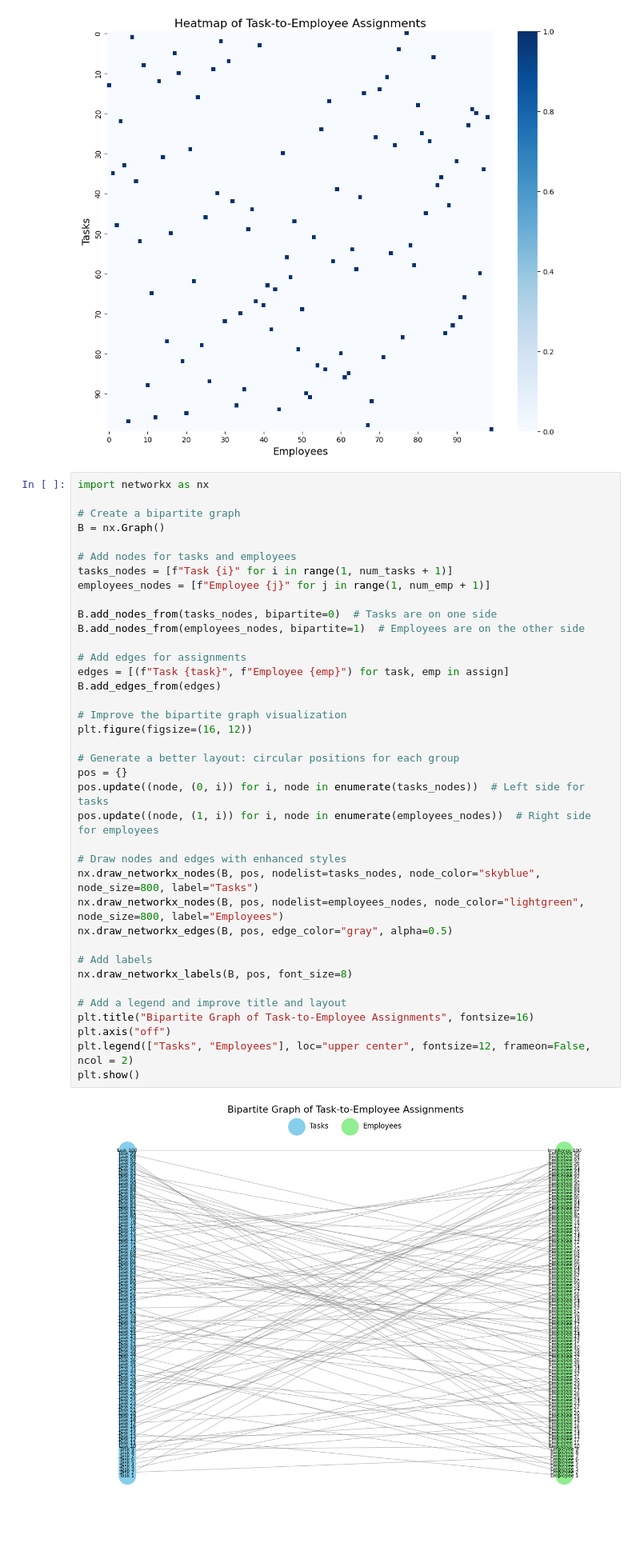
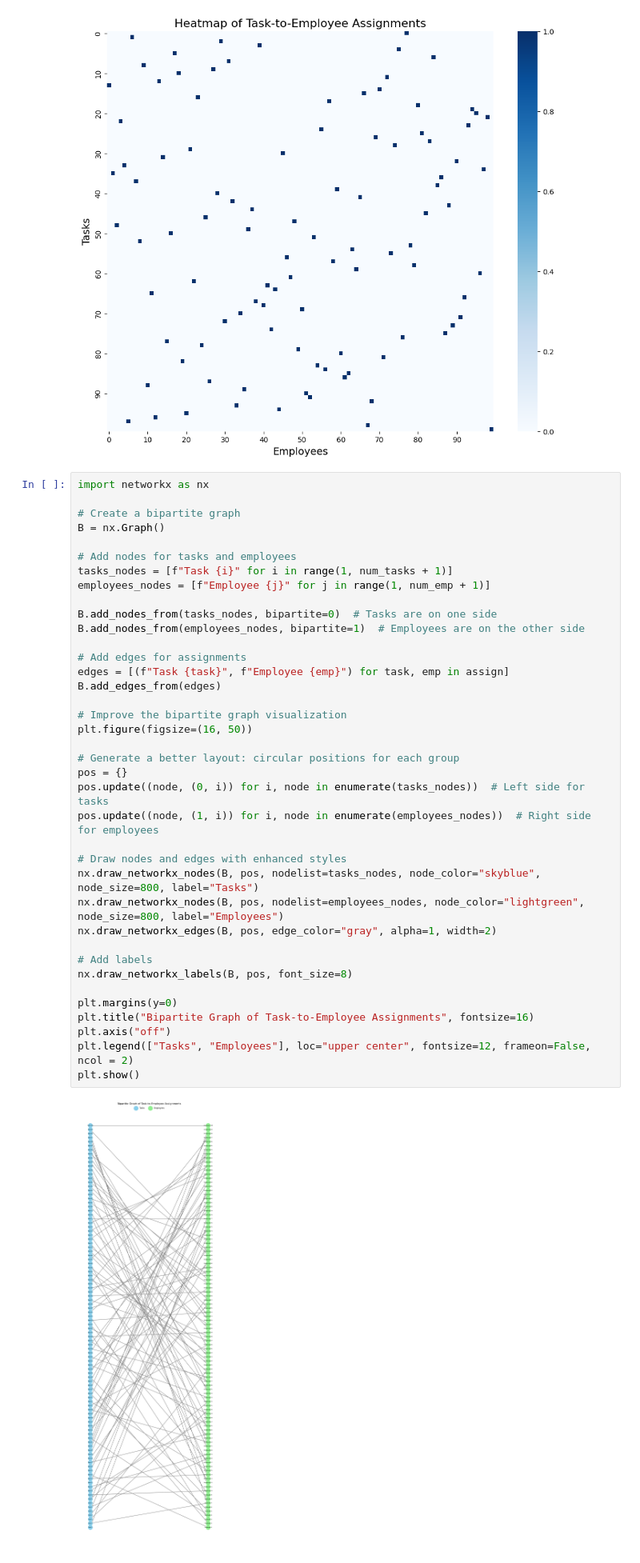
Before and after one commit to Colladito/ORAdvientCalendar, a Jupyter notebook: Day3/AssigningTasks.ipynb, the cells around one changed output. Shown at 80% size. Cells and saved outputs as stored; diff of their text form; blank space fills up the shorter version.

```diff
--- a/Day3/AssigningTasks.ipynb
+++ b/Day3/AssigningTasks.ipynb
@@ -169,34 +169,34 @@ B = nx.Graph()
 # Add nodes for tasks and employees
 tasks_nodes = [f"Task {i}" for i in range(1, num_tasks + 1)]
 employees_nodes = [f"Employee {j}" for j in range(1, num_emp + 1)]
 
 B.add_nodes_from(tasks_nodes, bipartite=0)  # Tasks are on one side
 B.add_nodes_from(employees_nodes, bipartite=1)  # Employees are on the other side
 
 # Add edges for assignments
 edges = [(f"Task {task}", f"Employee {emp}") for task, emp in assign]
 B.add_edges_from(edges)
 
 # Improve the bipartite graph visualization
-plt.figure(figsize=(16, 12))
+plt.figure(figsize=(16, 50))
 
 # Generate a better layout: circular positions for each group
 pos = {}
 pos.update((node, (0, i)) for i, node in enumerate(tasks_nodes))  # Left side for tasks
 pos.update((node, (1, i)) for i, node in enumerate(employees_nodes))  # Right side for employees
 
 # Draw nodes and edges with enhanced styles
 nx.draw_networkx_nodes(B, pos, nodelist=tasks_nodes, node_color="skyblue", node_size=800, label="Tasks")
 nx.draw_networkx_nodes(B, pos, nodelist=employees_nodes, node_color="lightgreen", node_size=800, label="Employees")
-nx.draw_networkx_edges(B, pos, edge_color="gray", alpha=0.5)
+nx.draw_networkx_edges(B, pos, edge_color="gray", alpha=1, width=2)
 
 # Add labels
 nx.draw_networkx_labels(B, pos, font_size=8)
 
-# Add a legend and improve title and layout
+plt.margins(y=0)
 plt.title("Bipartite Graph of Task-to-Employee Assignments", fontsize=16)
 plt.axis("off")
 plt.legend(["Tasks", "Employees"], loc="upper center", fontsize=12, frameon=False, ncol = 2)
 plt.show()
 # %% [output]
-[figure, old version]
+[figure, new version]
```
